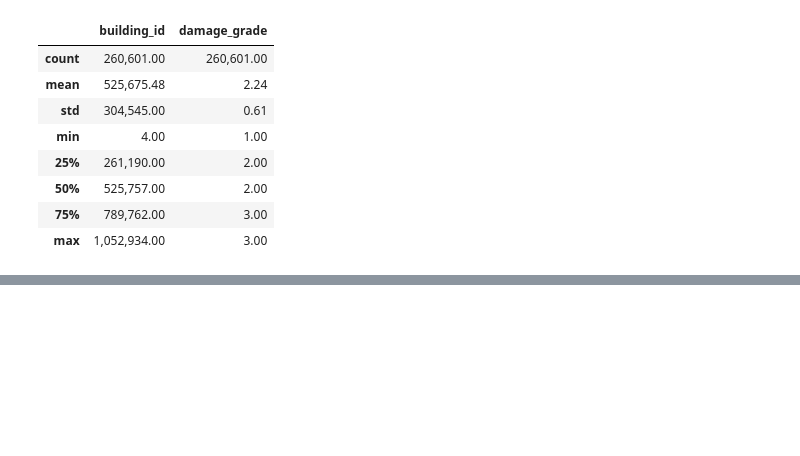
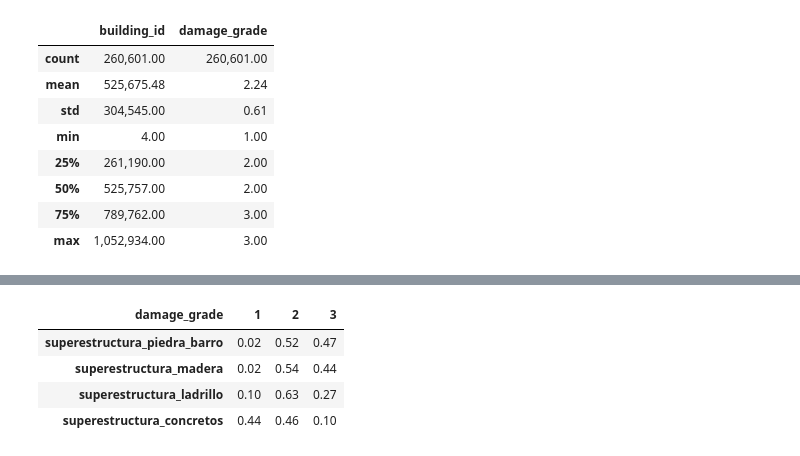
Before and after one commit to FranciscoGauna/TP-Datos-2021, a Jupyter notebook: ExploracionPorCantidadDePisos.ipynb, the cells around one changed output, grey strips where cells are left out. Saved outputs shown, nothing was run; the diff lists cells and outputs as text; code cells hidden in the pictures; blank space fills up the shorter version.

```diff
--- a/ExploracionPorCantidadDePisos.ipynb
+++ b/ExploracionPorCantidadDePisos.ipynb
@@ -201,0 +171,37 @@ unPisoOtrosDf.damage_grade.mean()
+# %%
+# Las superestructuras de piedra y barro(mud_mortar_stone, adobe_mur y stone_flag) comprenden mas de la mitad de los edificios de 2 piso
+edificiosMediosBarroPiedraDf = pd.DataFrame(edificiosMediosDf[(edificiosMediosDf.has_superstructure_adobe_mud == True) | (edificiosMediosDf.has_superstructure_mud_mortar_stone == True) | (edificiosMediosDf.has_superstructure_stone_flag == True)].building_id)
+edificiosMediosBarroPiedraDf = edificiosMediosBarroPiedraDf.merge(df_train_labels_original, how="inner").drop_duplicates()
+edificiosMediosBarroPiedraDf = edificiosMediosBarroPiedraDf.groupby(by="damage_grade").agg("count").rename(columns = {"building_id" : "superestructura_piedra_barro"})
+
+edificiosMediosBarroPiedraPorcentaje = edificiosMediosBarroPiedraDf.div(edificiosMediosBarroPiedraDf.sum(), 1).transpose()
+# %%
+# Los edificios de Madera( Timber y Bamboo) comprenden 1/4 del total
+edificiosMediosMaderasDf = pd.DataFrame(edificiosMediosDf[(edificiosMediosDf.has_superstructure_timber == True) | (edificiosMediosDf.has_superstructure_bamboo == True)].building_id)
+edificiosMediosMaderasDf = edificiosMediosMaderasDf.merge(df_train_labels_original, how="inner").drop_duplicates()
+edificiosMediosMaderasDf = edificiosMediosMaderasDf.groupby(by="damage_grade").agg("count").rename(columns = {"building_id" : "superestructura_madera"})
+
+edificiosMediosMaderasPorcentaje = edificiosMediosMaderasDf.div(edificiosMediosMaderasDf.sum(), 1).transpose()
+# %%
+# Los edificios de Concreto(rc_non_engineered y rc_engineered) comprenden un 10%
+edificiosMediosConcretosDf = pd.DataFrame(edificiosMediosDf[(edificiosMediosDf.has_superstructure_rc_non_engineered == True) | (edificiosMediosDf.has_superstructure_rc_engineered == True)].building_id)
+edificiosMediosConcretosDf = edificiosMediosConcretosDf.merge(df_train_labels_original, how="inner").drop_duplicates()
+edificiosMediosConcretosDf = edificiosMediosConcretosDf.groupby(by="damage_grade").agg("count").rename(columns = {"building_id" : "superestructura_concretos"})
+
+edificiosMediosConcretosPorcentaje = edificiosMediosConcretosDf.div(edificiosMediosConcretosDf.sum(), 1).transpose()
+# %%
+# Los edificios de Cemento( cement_mortar_stone, mud_mortar_brick y cement_moratr_brick) comprenden otro  1/4 del total
+edificiosMediosLadrilloDf = pd.DataFrame(edificiosMediosDf[(edificiosMediosDf.has_superstructure_cement_mortar_stone == True) | (edificiosMediosDf.has_superstructure_mud_mortar_brick == True) | (edificiosMediosDf.has_superstructure_cement_mortar_brick == True)].building_id)
+edificiosMediosLadrilloDf = edificiosMediosLadrilloDf.merge(df_train_labels_original, how="inner").drop_duplicates()
+edificiosMediosLadrilloDf = edificiosMediosLadrilloDf.groupby(by="damage_grade").agg("count").rename(columns = {"building_id" : "superestructura_ladrillo"})
+
+edificiosMediosLadrilloPorcentaje = edificiosMediosLadrilloDf.div(edificiosMediosLadrilloDf.sum(), 1).transpose()
+# %%
+edificiosMediosPorcentajes = pd.concat([edificiosMediosBarroPiedraPorcentaje, edificiosMediosMaderasPorcentaje, edificiosMediosLadrilloPorcentaje, edificiosMediosConcretosPorcentaje], axis=0)
+edificiosMediosPorcentajes
+# %% [output]
+| damage_grade | 1 | 2 | 3 |
+| superestructura_piedra_barro | 0.02 | 0.52 | 0.47 |
+| superestructura_madera | 0.02 | 0.54 | 0.44 |
+| superestructura_ladrillo | 0.10 | 0.63 | 0.27 |
+| superestructura_concretos | 0.44 | 0.46 | 0.10 |
```
Also changed, not shown: parts of 30 cells of this notebook.
